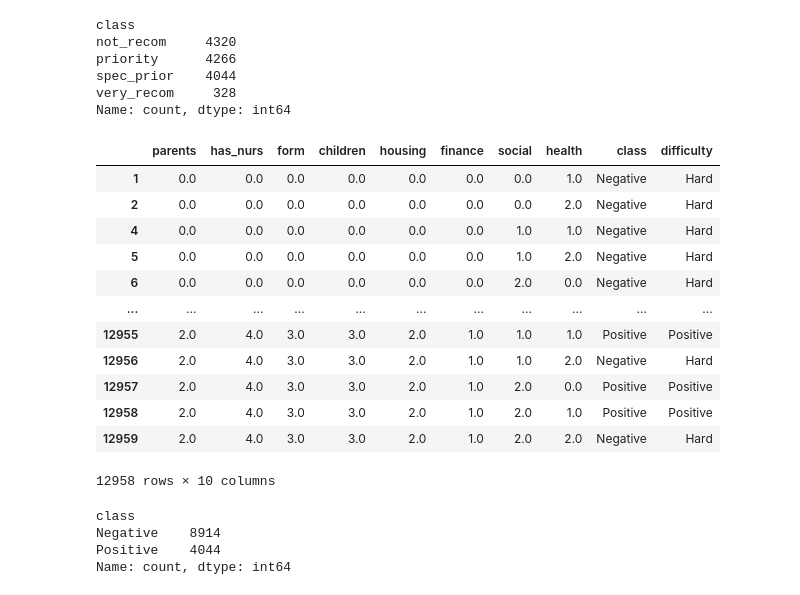
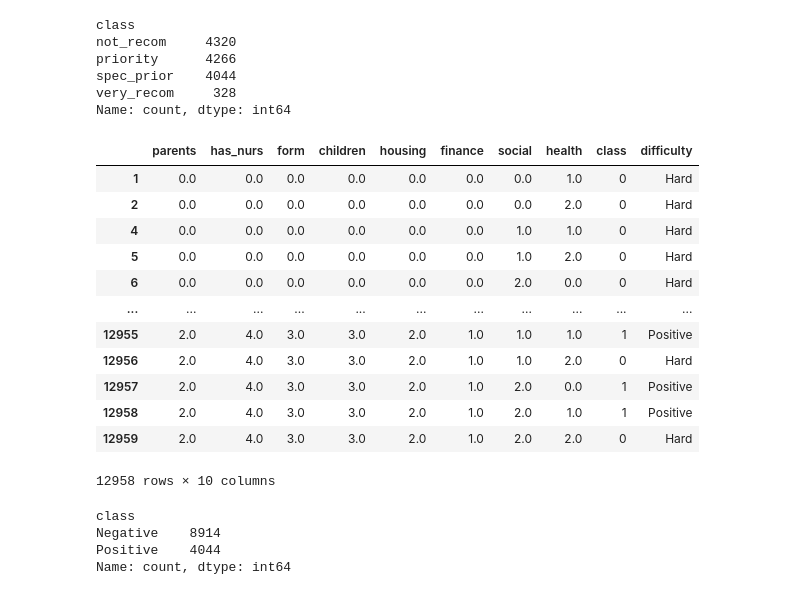
Before and after one commit to JPOrtegaa/score-drift-quantification, a Jupyter notebook: experiments_real.ipynb, the cells around one changed output. Saved outputs shown, nothing was run; the diff lists cells and outputs as text; code cells hidden in the pictures.

```diff
--- a/experiments_real.ipynb
+++ b/experiments_real.ipynb
@@ -585,24 +589,24 @@ spec_prior    4044
 very_recom     328
 Name: count, dtype: int64
 # %%
-df['binary'] = df['class'].map(lambda x: 'Positive' if x == 'spec_prior' else ('Negative' if x in ['priority', 'not_recom', 'very_recom'] else None))
+df['binary'] = df['class'].map(lambda x: 1 if x == 'spec_prior' else (0 if x in ['priority', 'not_recom', 'very_recom'] else None))
 df['difficulty'] = df['class'].map(lambda x: 'Easy' if x == 'very_recom' else ('Hard' if x in ['priority', 'not_recom'] else 'Positive'))
 df['class'] = df['binary']
 df.drop(columns=['binary'], inplace=True)
 df
 # %% [output]
 |  | parents | has_nurs | form | children | housing | finance | social | health | class | difficulty |
-| 1 | 0.0 | 0.0 | 0.0 | 0.0 | 0.0 | 0.0 | 0.0 | 1.0 | Negative | Hard |
-| 2 | 0.0 | 0.0 | 0.0 | 0.0 | 0.0 | 0.0 | 0.0 | 2.0 | Negative | Hard |
-| 4 | 0.0 | 0.0 | 0.0 | 0.0 | 0.0 | 0.0 | 1.0 | 1.0 | Negative | Hard |
-| 5 | 0.0 | 0.0 | 0.0 | 0.0 | 0.0 | 0.0 | 1.0 | 2.0 | Negative | Hard |
-| 6 | 0.0 | 0.0 | 0.0 | 0.0 | 0.0 | 0.0 | 2.0 | 0.0 | Negative | Hard |
+| 1 | 0.0 | 0.0 | 0.0 | 0.0 | 0.0 | 0.0 | 0.0 | 1.0 | 0 | Hard |
+| 2 | 0.0 | 0.0 | 0.0 | 0.0 | 0.0 | 0.0 | 0.0 | 2.0 | 0 | Hard |
+| 4 | 0.0 | 0.0 | 0.0 | 0.0 | 0.0 | 0.0 | 1.0 | 1.0 | 0 | Hard |
+| 5 | 0.0 | 0.0 | 0.0 | 0.0 | 0.0 | 0.0 | 1.0 | 2.0 | 0 | Hard |
+| 6 | 0.0 | 0.0 | 0.0 | 0.0 | 0.0 | 0.0 | 2.0 | 0.0 | 0 | Hard |
 | ... | ... | ... | ... | ... | ... | ... | ... | ... | ... | ... |
-| 12955 | 2.0 | 4.0 | 3.0 | 3.0 | 2.0 | 1.0 | 1.0 | 1.0 | Positive | Positive |
-| 12956 | 2.0 | 4.0 | 3.0 | 3.0 | 2.0 | 1.0 | 1.0 | 2.0 | Negative | Hard |
-| 12957 | 2.0 | 4.0 | 3.0 | 3.0 | 2.0 | 1.0 | 2.0 | 0.0 | Positive | Positive |
-| 12958 | 2.0 | 4.0 | 3.0 | 3.0 | 2.0 | 1.0 | 2.0 | 1.0 | Positive | Positive |
-| 12959 | 2.0 | 4.0 | 3.0 | 3.0 | 2.0 | 1.0 | 2.0 | 2.0 | Negative | Hard |
+| 12955 | 2.0 | 4.0 | 3.0 | 3.0 | 2.0 | 1.0 | 1.0 | 1.0 | 1 | Positive |
+| 12956 | 2.0 | 4.0 | 3.0 | 3.0 | 2.0 | 1.0 | 1.0 | 2.0 | 0 | Hard |
+| 12957 | 2.0 | 4.0 | 3.0 | 3.0 | 2.0 | 1.0 | 2.0 | 0.0 | 1 | Positive |
+| 12958 | 2.0 | 4.0 | 3.0 | 3.0 | 2.0 | 1.0 | 2.0 | 1.0 | 1 | Positive |
+| 12959 | 2.0 | 4.0 | 3.0 | 3.0 | 2.0 | 1.0 | 2.0 | 2.0 | 0 | Hard |
 12958 rows × 10 columns
 # %%
 df['class'].value_counts()
```
Also changed, not shown: parts of 14 cells of this notebook.
